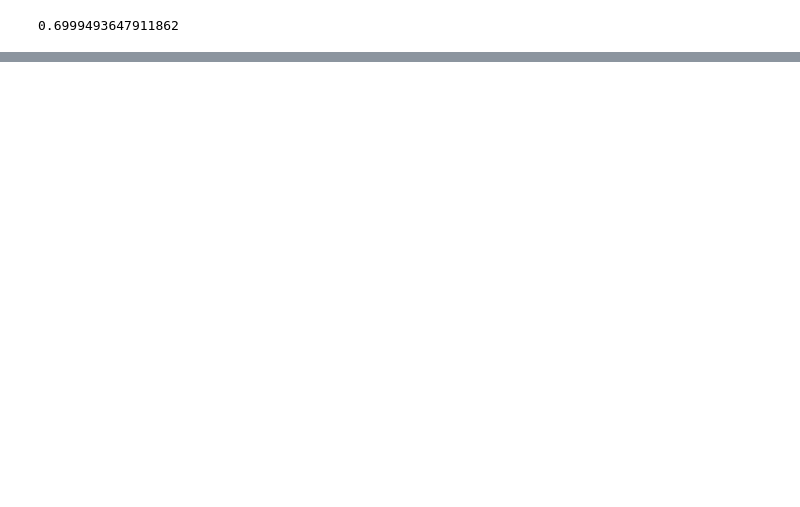
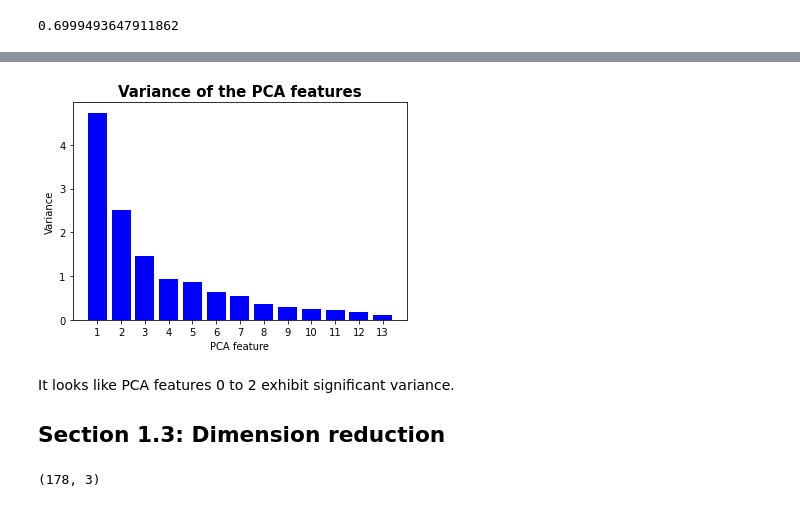
Before and after one commit to kbantoec/unsupervised_learning, a Jupyter notebook: pca.ipynb, the cells around one changed output, grey strips where cells are left out. Saved outputs shown, nothing was run; the diff lists cells and outputs as text; code cells hidden in the pictures; blank space fills up the shorter version.

```diff
--- a/pca.ipynb
+++ b/pca.ipynb
@@ -176,0 +177,30 @@ correlation
+# %%
+scaler = StandardScaler()
+pca = PCA()
+pipeline = make_pipeline(scaler, pca)
+target_cols: List[str] = ['class_label', 'class_name']
+pipeline.fit(wine.drop(target_cols, axis=1))
+features = range(1, pca.n_components_ + 1)
+
+plt.bar(features, pca.explained_variance_, color='b')
+plt.xlabel('PCA feature')
+plt.ylabel('Variance')
+plt.xticks(features)
+plt.title('Variance of the PCA features', fontweight='bold', fontsize=15)
+plt.savefig('out/plots/bar_pca_features_variance.png', dpi=600, transparent=True)
+plt.show()
+# %% [output]
+[figure, added]
+# %% [markdown]
+It looks like PCA features 0 to 2 exhibit significant variance.
+
+## Section 1.3: Dimension reduction
+# %%
+pca = PCA(n_components=3)
+scaler = StandardScaler()
+pipeline = make_pipeline(scaler, pca)
+pipeline.fit(wine.drop(target_cols, axis=1))
+pca_features: ndarray = pipeline.transform(wine.drop(target_cols, axis=1))
+pca_features.shape
+# %% [output]
+(178, 3)
```
Also changed, not shown: parts of 9 cells of this notebook.
